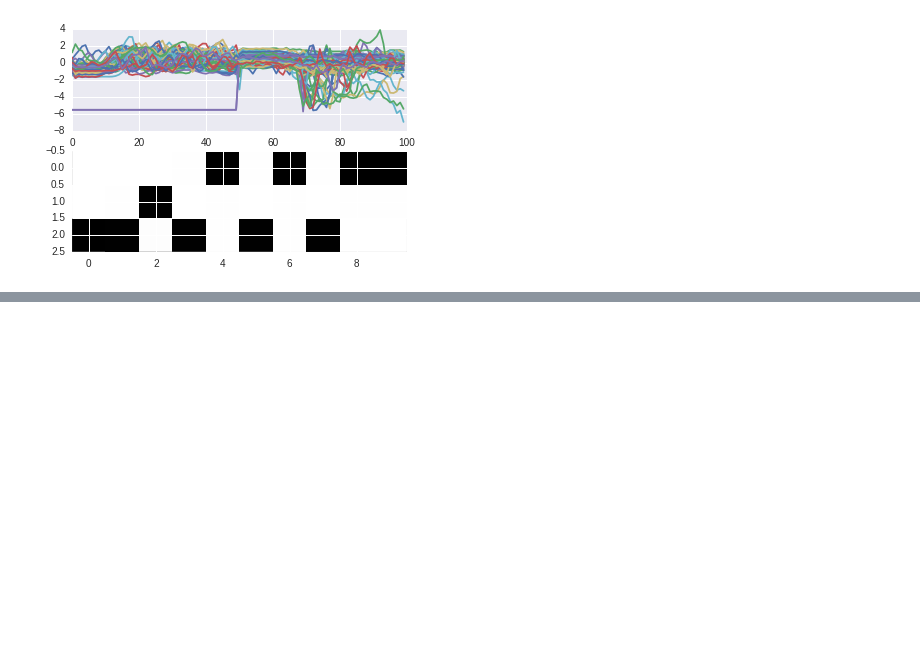
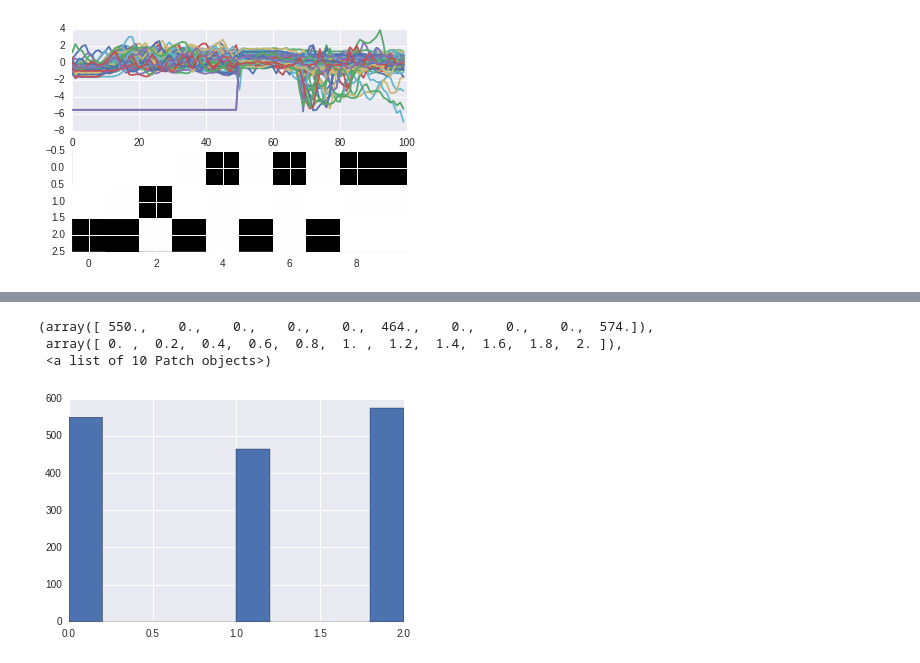
Before and after one commit to mathewzilla/whiskfree, a Jupyter notebook: tf/softmax_tf.ipynb, the cells around one changed output, grey strips where cells are left out. Cells and saved outputs as stored; diff of their text form; code cells hidden in the pictures; blank space fills up the shorter version.

```diff
--- a/tf/softmax_tf.ipynb
+++ b/tf/softmax_tf.ipynb
@@ -195,0 +202,7 @@ ax[1].imshow(preds.T,interpolation=None,aspect = 10)
+# %%
+plt.hist(np.argmax(testlabs,1))
+# %% [output]
+(array([ 550.,    0.,    0.,    0.,    0.,  464.,    0.,    0.,    0.,  574.]),
+ array([ 0. ,  0.2,  0.4,  0.6,  0.8,  1. ,  1.2,  1.4,  1.6,  1.8,  2. ]),
+ <a list of 10 Patch objects>)
+[figure, added]
```
Also changed, not shown: parts of 5 cells of this notebook.
